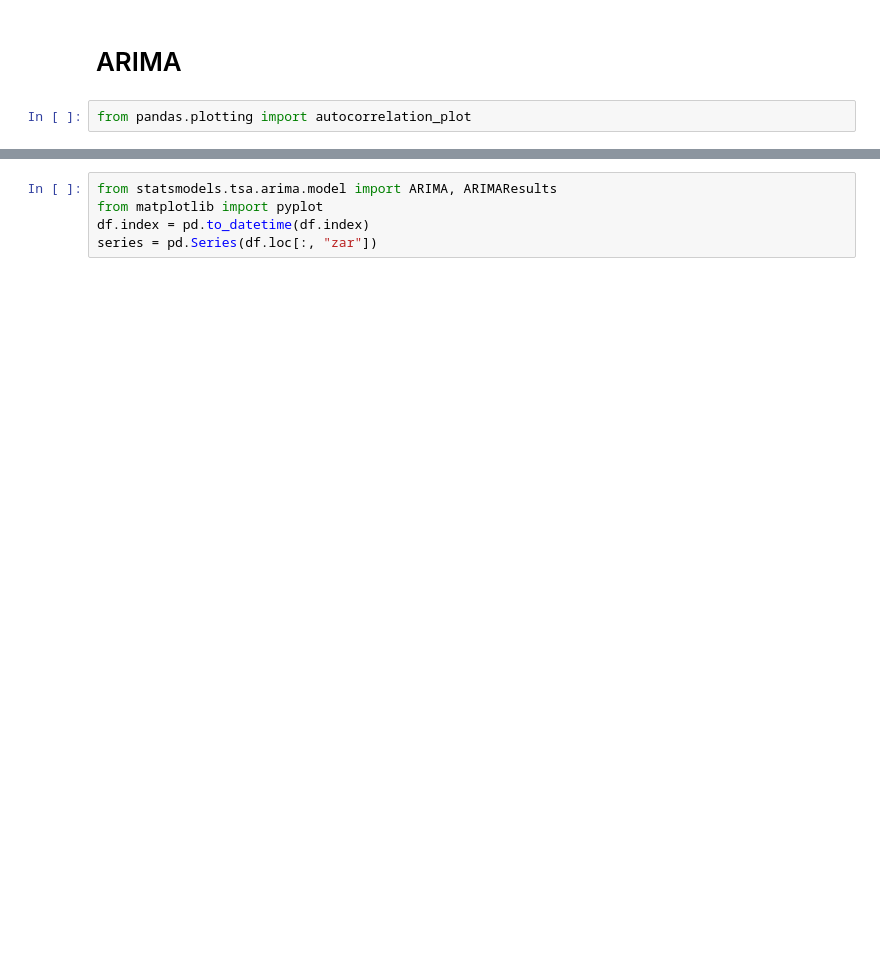
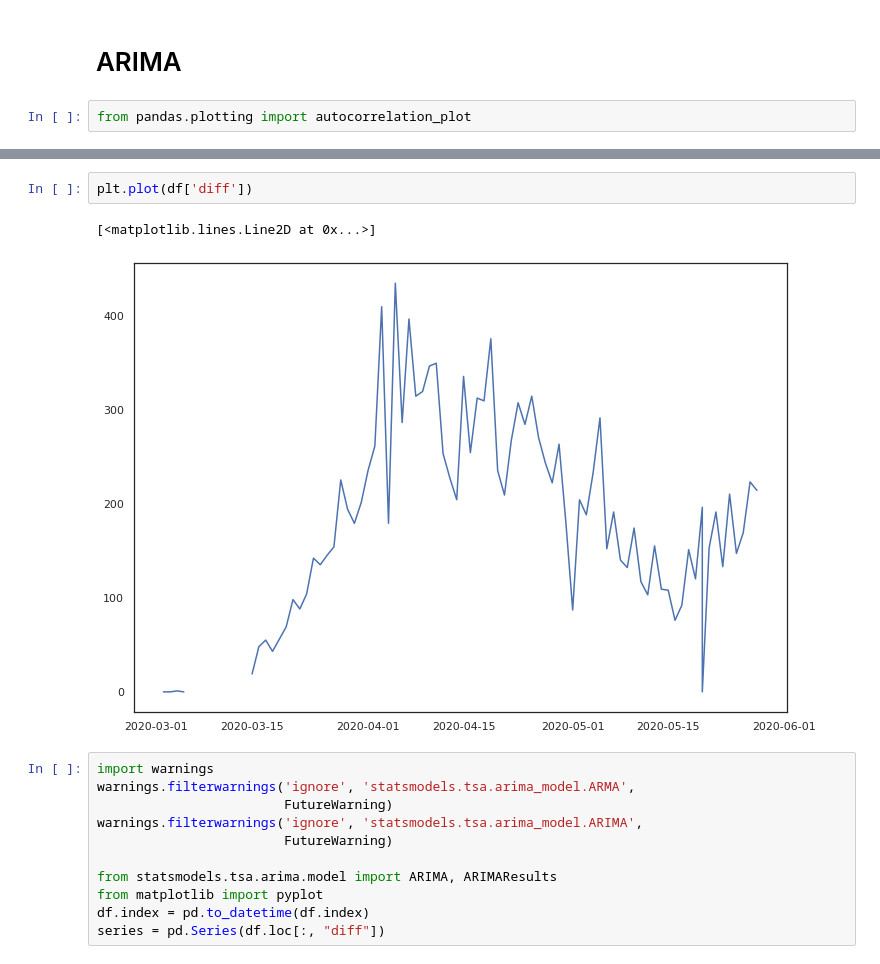
Before and after one commit to knmlprz/corona-analysis-1, a Jupyter notebook: notebooks/Analiza.ipynb, the cells around one changed output, grey strips where cells are left out. Drawn from its saved outputs; the diff is of its cells as text; blank space fills up the shorter version.

```diff
--- a/notebooks/Analiza.ipynb
+++ b/notebooks/Analiza.ipynb
@@ -403,6 +417,17 @@ autocorrelation_plot(df.loc[:, "zar"])
+# %%
+plt.plot(df['diff'])
+# %% [output]
+[<matplotlib.lines.Line2D at 0x...>]
+[figure, added]
 # %%
+import warnings
+warnings.filterwarnings('ignore', 'statsmodels.tsa.arima_model.ARMA',
+                        FutureWarning)
+warnings.filterwarnings('ignore', 'statsmodels.tsa.arima_model.ARIMA',
+                        FutureWarning)
+
 from statsmodels.tsa.arima.model import ARIMA, ARIMAResults
 from matplotlib import pyplot
 df.index = pd.to_datetime(df.index)
-series = pd.Series(df.loc[:, "zar"])
+series = pd.Series(df.loc[:, "diff"])
 # %%
```
Also changed, not shown: parts of 30 cells of this notebook.
